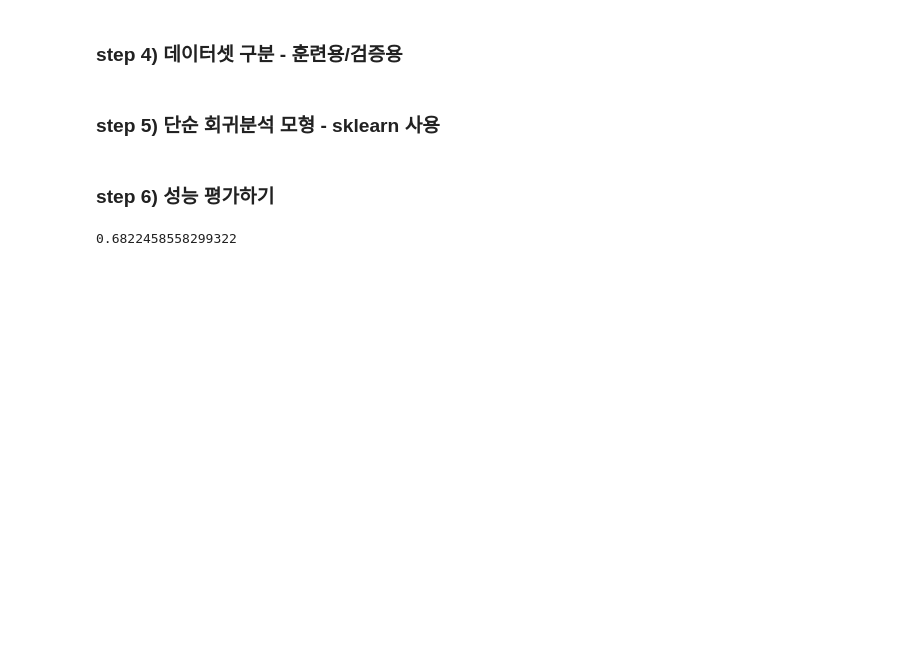
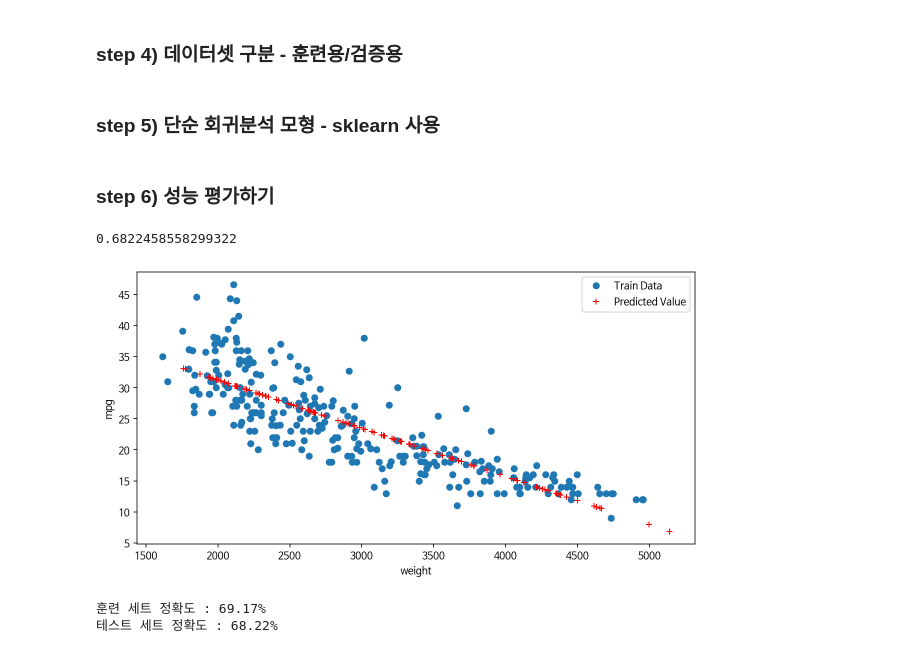
Before and after one commit to imjoung/DataScience, a Jupyter notebook: ml/05_LinearRegression_단순_회귀_분석_자동차_연비(MPG)예측.ipynb, the cells around one changed output. Cells and saved outputs as stored; diff of their text form; code cells hidden in the pictures; blank space fills up the shorter version.

```diff
--- a/ml/05_LinearRegression_단순_회귀_분석_자동차_연비(MPG)예측.ipynb
+++ b/ml/05_LinearRegression_단순_회귀_분석_자동차_연비(MPG)예측.ipynb
@@ -187,3 +187,26 @@ r_square = lr.score(X_test,y_test)
 r_square
 # %% [output]
 0.6822458558299322
+# %%
+# 모형에 전체 X 데이터를 입력하여 예측한 값 y_hat으로 담기
+y_hat = lr.predict(X)
+# 모형에 테스트 X_test 데이터를 입력하여 예측한 값 y_hat_test으로 담기
+y_hat_test = lr.predict(X_test)
+# train 데이터(X_train)의 산점도와 test 데이터로 예측한 (y_hat_test)회귀선을 그래프로 출력
+fig = plt.figure(figsize=(10,5))
+ax = fig.add_subplot(1,1,1)
+# 데이터의 분포
+ax.plot(X_train,y_train,'o',label='Train Data')
+ax.plot(X_test,y_hat_test,'r+',label='Predicted Value')
+ax.legend(loc='best')
+plt.xlabel('weight')
+plt.ylabel('mpg')
+plt.show()
+# %% [output]
+[figure, added]
+# %%
+print("훈련 세트 정확도 : {:.2f}%".format(lr.score(X_train,y_train)*100))
+print("테스트 세트 정확도 : {:.2f}%".format(lr.score(X_test,y_test)*100))
+# %% [output]
+훈련 세트 정확도 : 69.17%
+테스트 세트 정확도 : 68.22%
```
Also changed, not shown: parts of 1 cell of this notebook.
